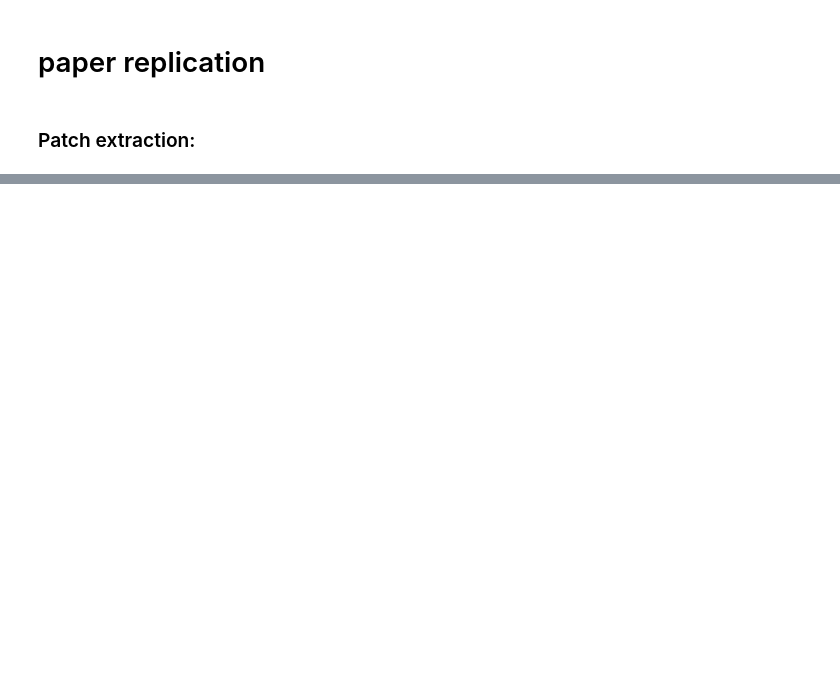
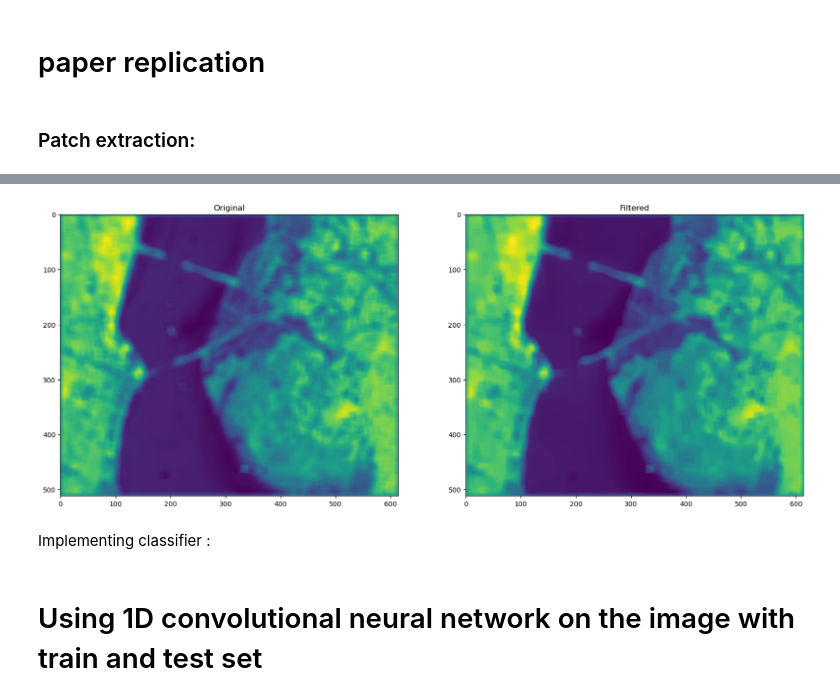
Before and after one commit to Pierre-DLB/hyperspectral-imaging, a Jupyter notebook: experiments.ipynb, the cells around one changed output, grey strips where cells are left out. Drawn from its saved outputs; the diff is of its cells as text; code cells hidden in the pictures; blank space fills up the shorter version.

```diff
--- a/experiments.ipynb
+++ b/experiments.ipynb
@@ -112,14 +112,7 @@ ax[2].title.set_text("Test Mask")
 # paper replication
 # %%
 # CONSTATNS for RPNet-RF:
-parameters = {
-    "p" : 4, # number of PC in PCA
-    "L" : 4, # network depth
-    "k" : 50, # number of patches
-    "w" : 15, # size of patches
-    "delta_s" : 50, # spatial standard deviation
-    "delta_r" : .5 # Range standard deviation
-}
+parameters = configuration["parameters"]
 p = 4 # number of PC in PCA
 L = 4 # network depth
 k = 50 # number of patches
@@ -215,0 +263,12 @@ tensor = RPNet_extractor(X1, y1, parameters)
+# %%
+filtered_tensor = recursive_filtering(tensor)
+# %%
+fig, ax = plt.subplots(1, 2, figsize=(20,10))
+
+ax[0].imshow(tensor[:,:,0], )
+ax[1].imshow(filtered_tensor[:,:,0])
+
+ax[0].title.set_text("Original")
+ax[1].title.set_text("Filtered")
+# %% [output]
+[figure, added]
@@ -215,0 +283,2 @@ tensor = RPNet_extractor(X1, y1, parameters)
+# %% [markdown]
+Implementing classifier :
@@ -215,0 +289,2 @@ tensor = RPNet_extractor(X1, y1, parameters)
+# %% [markdown]
+# Using 1D convolutional neural network on the image with train and test set
```
Also changed, not shown: parts of 22 cells of this notebook, 3 other files.
